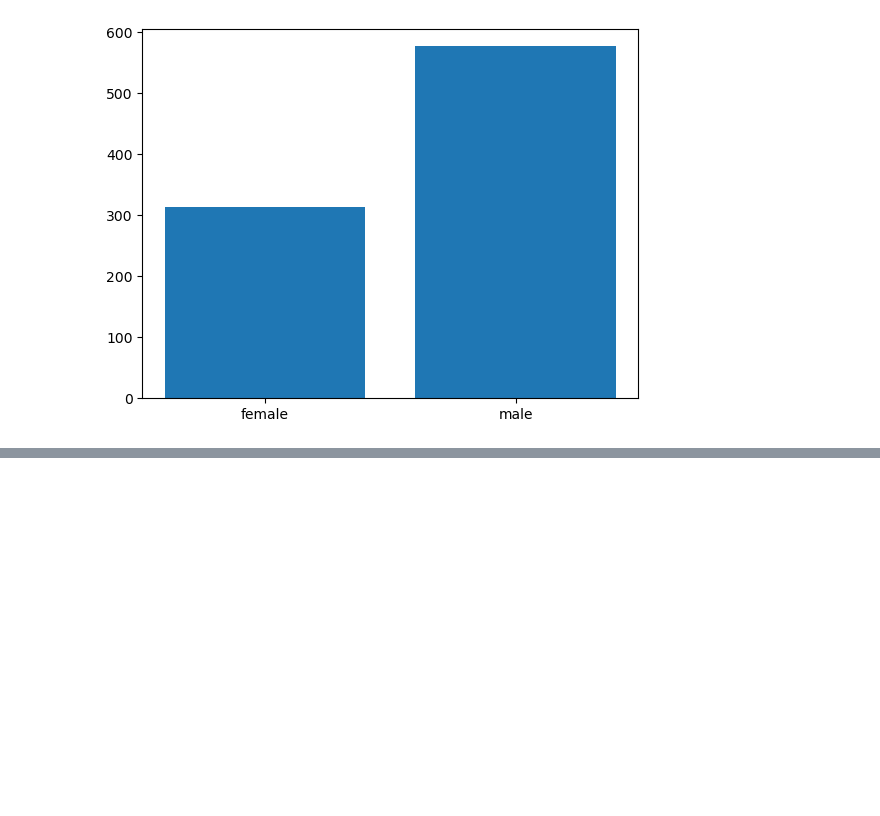
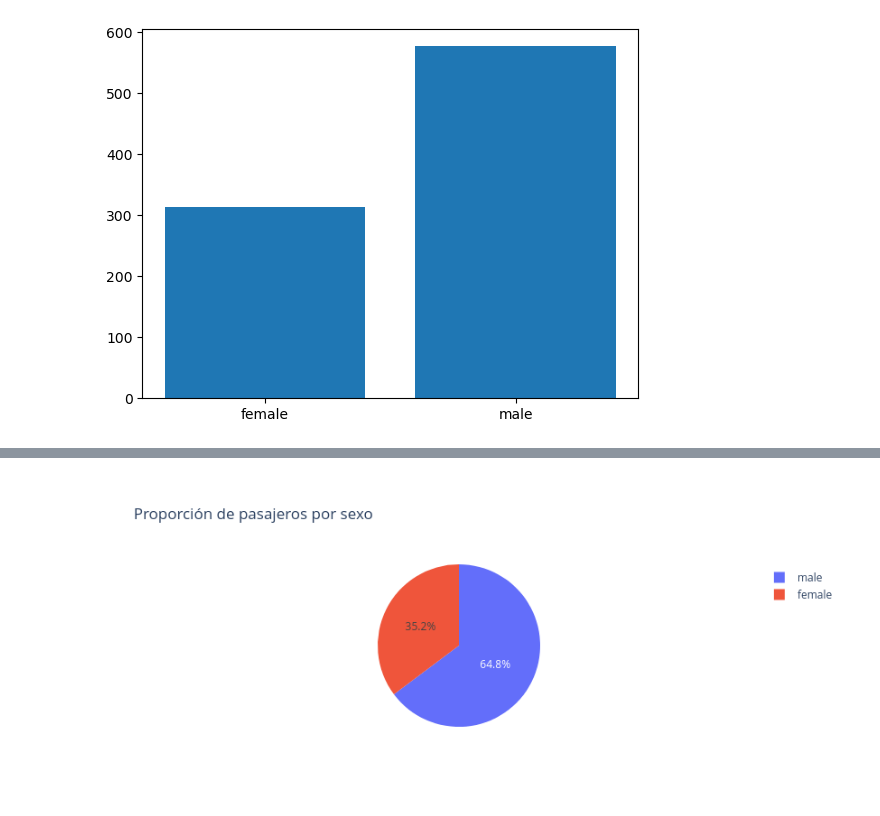
Before and after one commit to jungarcode/visualizaciones, a Jupyter notebook: visualizaciones_univariables.ipynb, the cells around one changed output, grey strips where cells are left out. Drawn from its saved outputs; the diff is of its cells as text; code cells hidden in the pictures; blank space fills up the shorter version.

```diff
--- a/visualizaciones_univariables.ipynb
+++ b/visualizaciones_univariables.ipynb
@@ -90,0 +139,14 @@ plt.bar(
+# %%
+# Graficamos con plotly
+
+fig = px.pie(
+    pasajeros_sexo2, # lo hacemos con sex como columna mas no como indice
+    names='Sex',
+    values='PassengerId',
+    title='Proporción de pasajeros por sexo'
+
+)
+
+fig.show()
+# %% [output]
+[figure, added]
```
Also changed, not shown: parts of 9 cells of this notebook.
